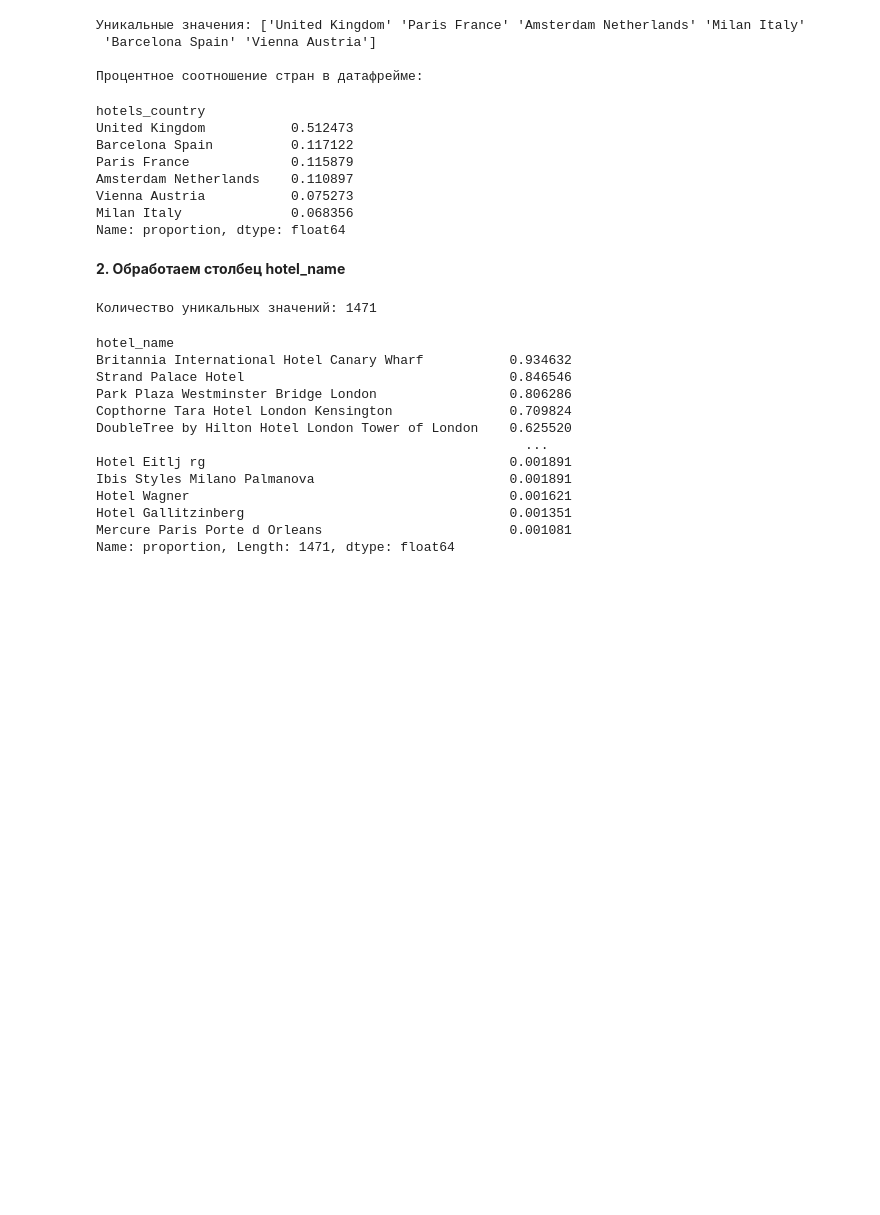
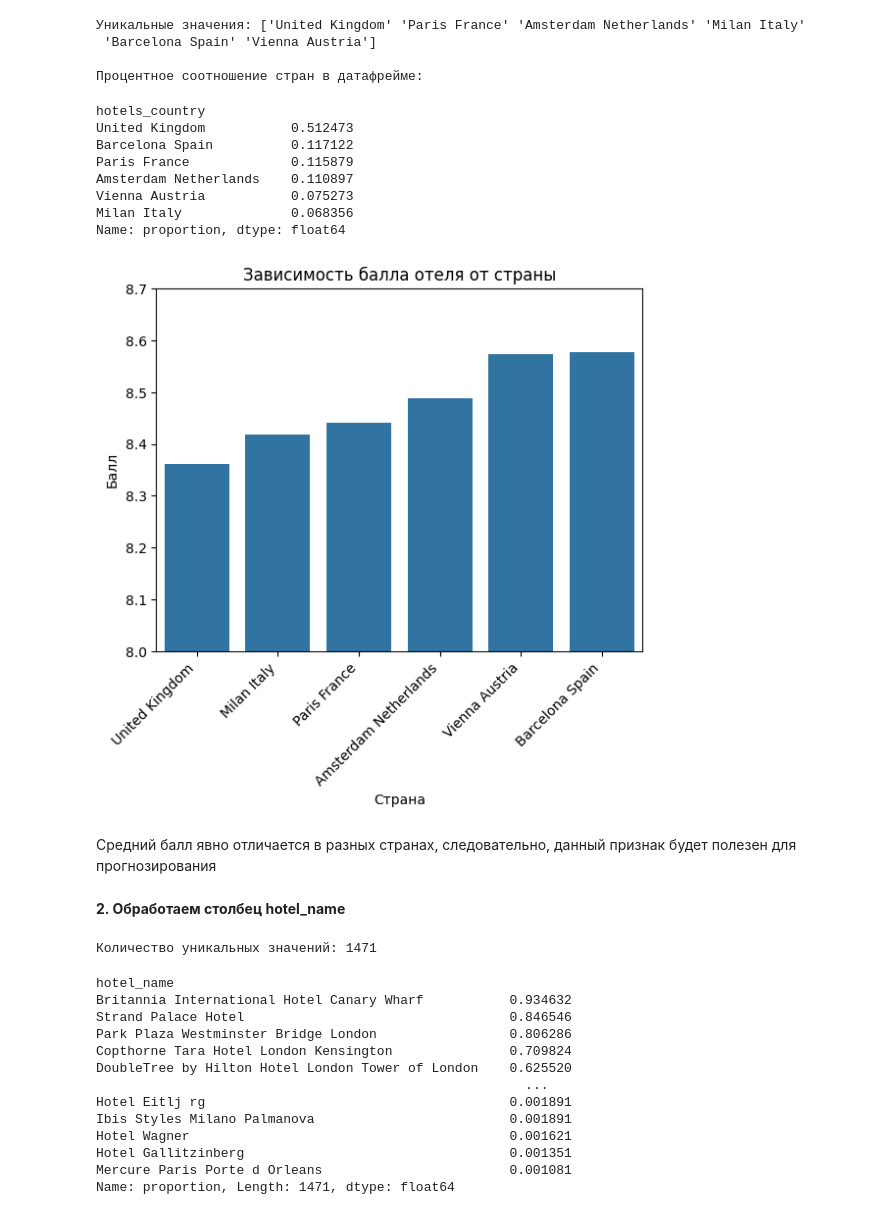
Before and after one commit to AlexKosuhin/SF_data_science, a Jupyter notebook: project_3_EDA.ipynb, the cells around one changed output. Cells and saved outputs as stored; diff of their text form; code cells hidden in the pictures; blank space fills up the shorter version.

```diff
--- a/project_3_EDA.ipynb
+++ b/project_3_EDA.ipynb
@@ -110,8 +99,7 @@ df['lat'] = df['lat'].astype('float32')
 df['lng'] = df['lng'].astype('float32')
 # %%
 # Проверим выбросы, используя логарифмическую шкалу
-lst = ['additional_number_of_scoring', 'average_score', 'review_total_negative_word_counts', 'total_number_of_reviews',
-       'review_total_positive_word_counts', 'total_number_of_reviews_reviewer_has_given']
+lst = ['additional_number_of_scoring', 'average_score', 'total_number_of_reviews']
 
 for i in lst:
     plt.figure(figsize=(4, 3))
@@ -182,13 +167,3 @@ df = df[df['total_number_of_reviews_reviewer_has_given'] < 50]
 print(f'Количество наблюдений после удаления выбросов: {df.shape[0]}')
 # %% [output]
 Количество наблюдений после удаления выбросов: 370092
-# %%
-# Проверим выбросы ещё раз
-lst = ['additional_number_of_scoring', 'average_score', 'review_total_negative_word_counts', 'total_number_of_reviews',
-       'review_total_positive_word_counts', 'total_number_of_reviews_reviewer_has_given']
-
-
-for i in lst:
-    plt.figure(figsize=(4, 3))
-    sns.histplot((df[i]))
-    plt.title(f'Выбросы - {i}', pad=10)
@@ -235,6 +199,18 @@ Milan Italy              0.068356
 Name: proportion, dtype: float64
 # %%
 df.drop(['hotel_address'], axis=1, inplace=True)
+# %%
+data_group_hotels_country = df.groupby('hotels_country')['reviewer_score'].mean().reset_index().sort_values('reviewer_score')
+barplot = sns.barplot(data_group_hotels_country, y='reviewer_score', x='hotels_country')
+barplot.set_title('Зависимость балла отеля от страны')
+barplot.set_ylabel('Балл')
+barplot.set_xlabel('Страна')
+barplot.set_ylim(8, 8.7)
+barplot.set_xticklabels(barplot.get_xticklabels(), rotation=45, ha='right');
+# %% [output]
+[figure, added]
+# %% [markdown]
+Средний балл явно отличается в разных странах, следовательно, данный признак будет полезен для прогнозирования
 # %% [markdown]
 **2. Обработаем столбец hotel_name**
 # %%
```
Also changed, not shown: parts of 55 cells of this notebook, 1 other file.
